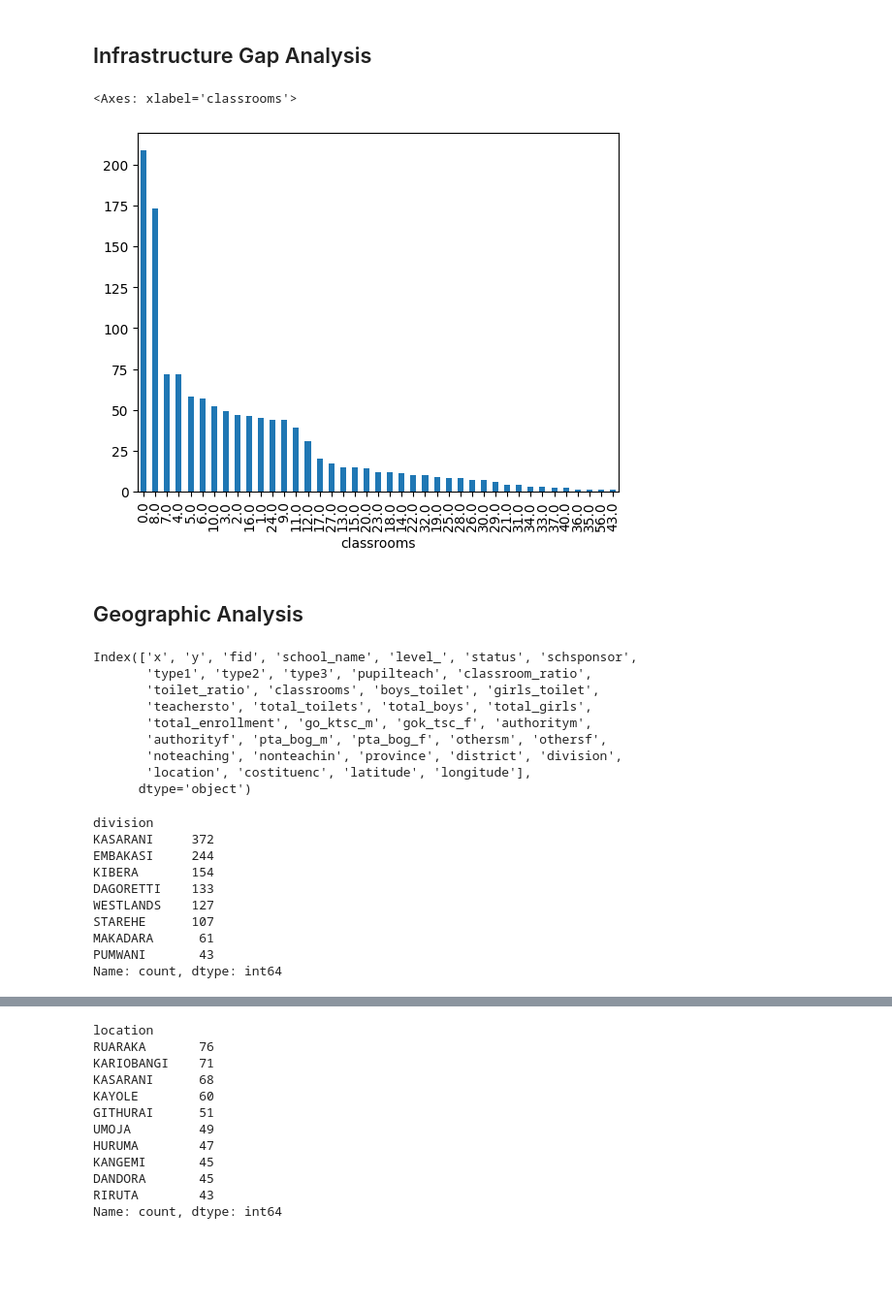
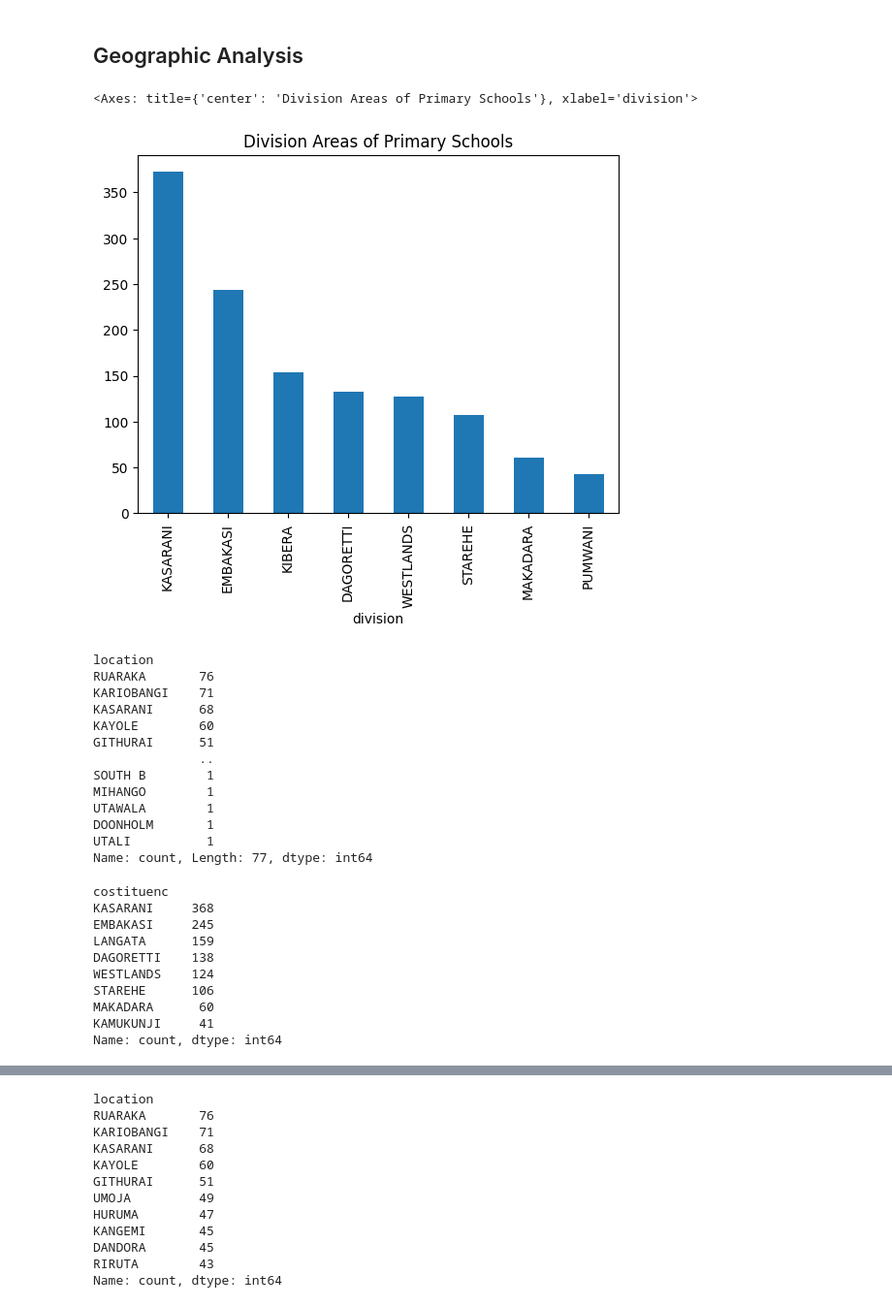
Before and after one commit to michellejuliet/Quality-Education-Analysis, a Jupyter notebook: PrySch Analysis.ipynb, the cells around one changed output, grey strips where cells are left out. Shown at 97% size. Drawn from its saved outputs; the diff is of its cells as text; code cells hidden in the pictures; blank space fills up the shorter version.

Commit message:
Type1 Analysis commit

```diff
--- a/PrySch Analysis.ipynb
+++ b/PrySch Analysis.ipynb
@@ -179,36 +224,37 @@ df.describe()
-# %% [markdown]
-<h2> Infrastructure Gap Analysis </h2>
-# %%
-classrms=df['classrooms'].value_counts()
-classrms.plot(kind='bar')
-# %% [output]
-<Axes: xlabel='classrooms'>
-[figure, removed]
 # %% [markdown]
 <h2> Geographic Analysis </h2>
-# %%
-df.columns
-# %% [output]
-Index(['x', 'y', 'fid', 'school_name', 'level_', 'status', 'schsponsor',
-       'type1', 'type2', 'type3', 'pupilteach', 'classroom_ratio',
-       'toilet_ratio', 'classrooms', 'boys_toilet', 'girls_toilet',
-       'teachersto', 'total_toilets', 'total_boys', 'total_girls',
-       'total_enrollment', 'go_ktsc_m', 'gok_tsc_f', 'authoritym',
-       'authorityf', 'pta_bog_m', 'pta_bog_f', 'othersm', 'othersf',
-       'noteaching', 'nonteachin', 'province', 'district', 'division',
-       'location', 'costituenc', 'latitude', 'longitude'],
-      dtype='object')
+# %%
+df['division'].value_counts().plot(kind='bar', title='Division Areas of Primary Schools')
+# %% [output]
+<Axes: title={'center': 'Division Areas of Primary Schools'}, xlabel='division'>
+[figure, added]
+# %%
+df['location'].value_counts()
+# %% [output]
+location
+RUARAKA       76
+KARIOBANGI    71
+KASARANI      68
+KAYOLE        60
+GITHURAI      51
+              ..
+SOUTH B        1
+MIHANGO        1
+UTAWALA        1
+DOONHOLM       1
+UTALI          1
+Name: count, Length: 77, dtype: int64
 # %%
-df['division'].value_counts().head(10)
+df['costituenc'].value_counts().head(10)
 # %% [output]
-division
-KASARANI     372
-EMBAKASI     244
-KIBERA       154
-DAGORETTI    133
-WESTLANDS    127
-STAREHE      107
-MAKADARA      61
-PUMWANI       43
+costituenc
+KASARANI     368
+EMBAKASI     245
+LANGATA      159
+DAGORETTI    138
+WESTLANDS    124
+STAREHE      106
+MAKADARA      60
+KAMUKUNJI     41
 Name: count, dtype: int64
 # %%
```
Also changed, not shown: parts of 49 cells of this notebook.
